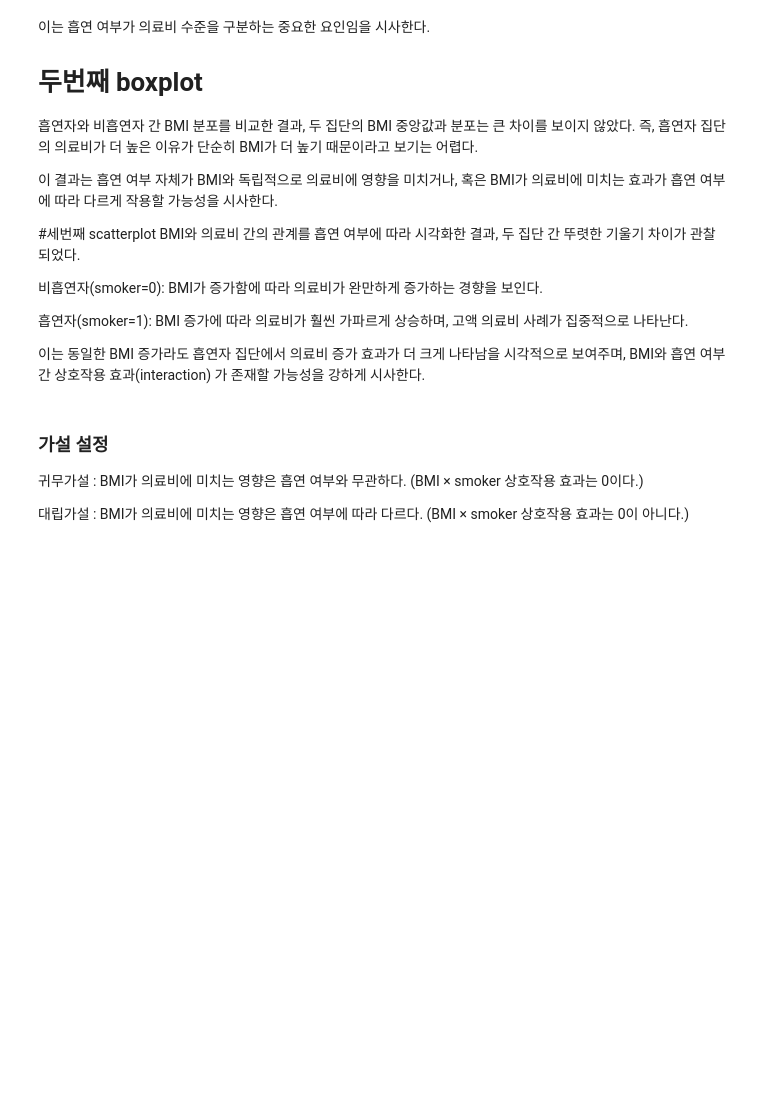
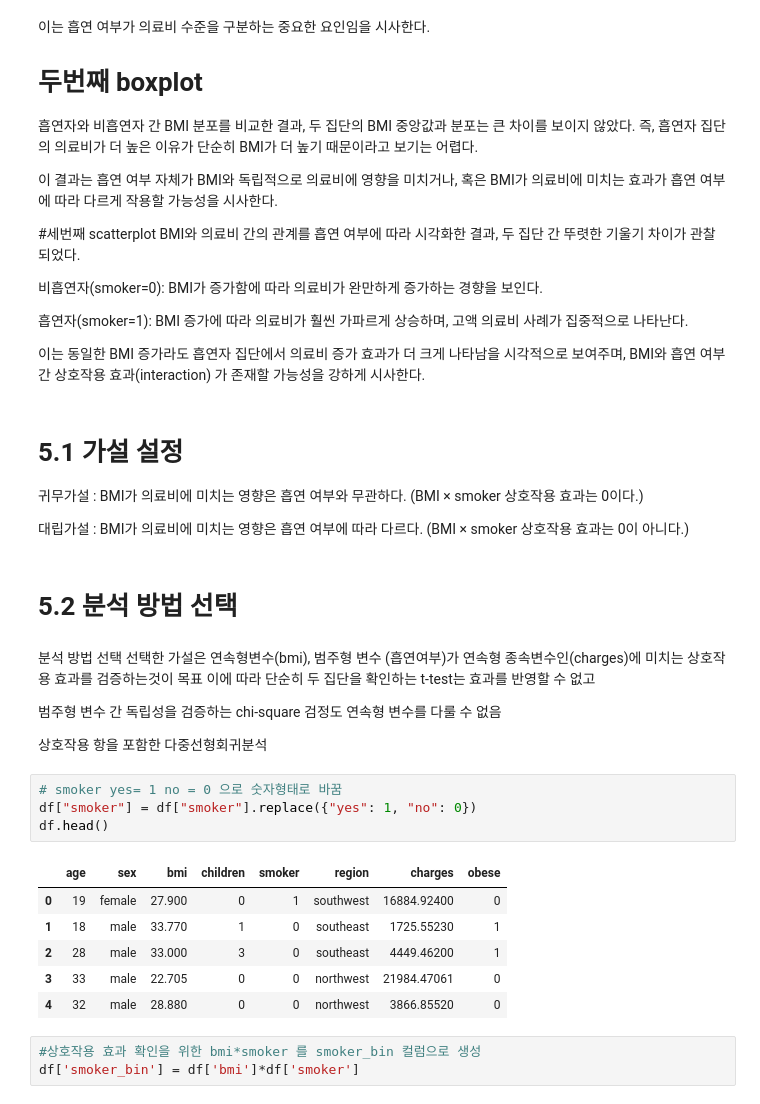
Before and after one commit to ary3120-droid/myproject, a Jupyter notebook: 12_18project.ipynb, the cells around one changed output. Drawn from its saved outputs; the diff is of its cells as text; blank space fills up the shorter version.

```diff
--- a/12_18project.ipynb
+++ b/12_18project.ipynb
@@ -738,10 +738,33 @@ BMI 증가에 따라 의료비가 훨씬 가파르게 상승하며, 고액 의
 이는 동일한 BMI 증가라도 흡연자 집단에서 의료비 증가 효과가 더 크게 나타남을 시각적으로 보여주며,
 BMI와 흡연 여부 간 상호작용 효과(interaction) 가 존재할 가능성을 강하게 시사한다.
 # %% [markdown]
-### 가설 설정
+# **5.1 가설 설정**
 귀무가설 : BMI가 의료비에 미치는 영향은 흡연 여부와 무관하다.
 (BMI × smoker 상호작용 효과는 0이다.)
 
 
 대립가설 : BMI가 의료비에 미치는 영향은 흡연 여부에 따라 다르다.
 (BMI × smoker 상호작용 효과는 0이 아니다.)
+# %% [markdown]
+# **5.2 분석 방법 선택**
+# %% [markdown]
+분석 방법 선택
+선택한 가설은 연속형변수(bmi), 범주형 변수 (흡연여부)가 연속형 종속변수인(charges)에 미치는 상호작용 효과를 검증하는것이 목표 이에 따라 단순히 두 집단을 확인하는 t-test는 효과를 반영할 수 없고
+
+범주형 변수 간 독립성을 검증하는 chi-square 검정도 연속형 변수를 다룰 수 없음
+
+상호작용 항을 포함한 다중선형회귀분석
+# %%
+# smoker yes= 1 no = 0 으로 숫자형태로 바꿈
+df["smoker"] = df["smoker"].replace({"yes": 1, "no": 0})
+df.head()
+# %% [output]
+|  | age | sex | bmi | children | smoker | region | charges | obese |
+| 0 | 19 | female | 27.900 | 0 | 1 | southwest | 16884.92400 | 0 |
+| 1 | 18 | male | 33.770 | 1 | 0 | southeast | 1725.55230 | 1 |
+| 2 | 28 | male | 33.000 | 3 | 0 | southeast | 4449.46200 | 1 |
+| 3 | 33 | male | 22.705 | 0 | 0 | northwest | 21984.47061 | 0 |
+| 4 | 32 | male | 28.880 | 0 | 0 | northwest | 3866.85520 | 0 |
+# %%
+#상호작용 효과 확인을 위한 bmi*smoker 를 smoker_bin 컬럼으로 생성
+df['smoker_bin'] = df['bmi']*df['smoker']
```
Also changed, not shown: parts of 6 cells of this notebook.
